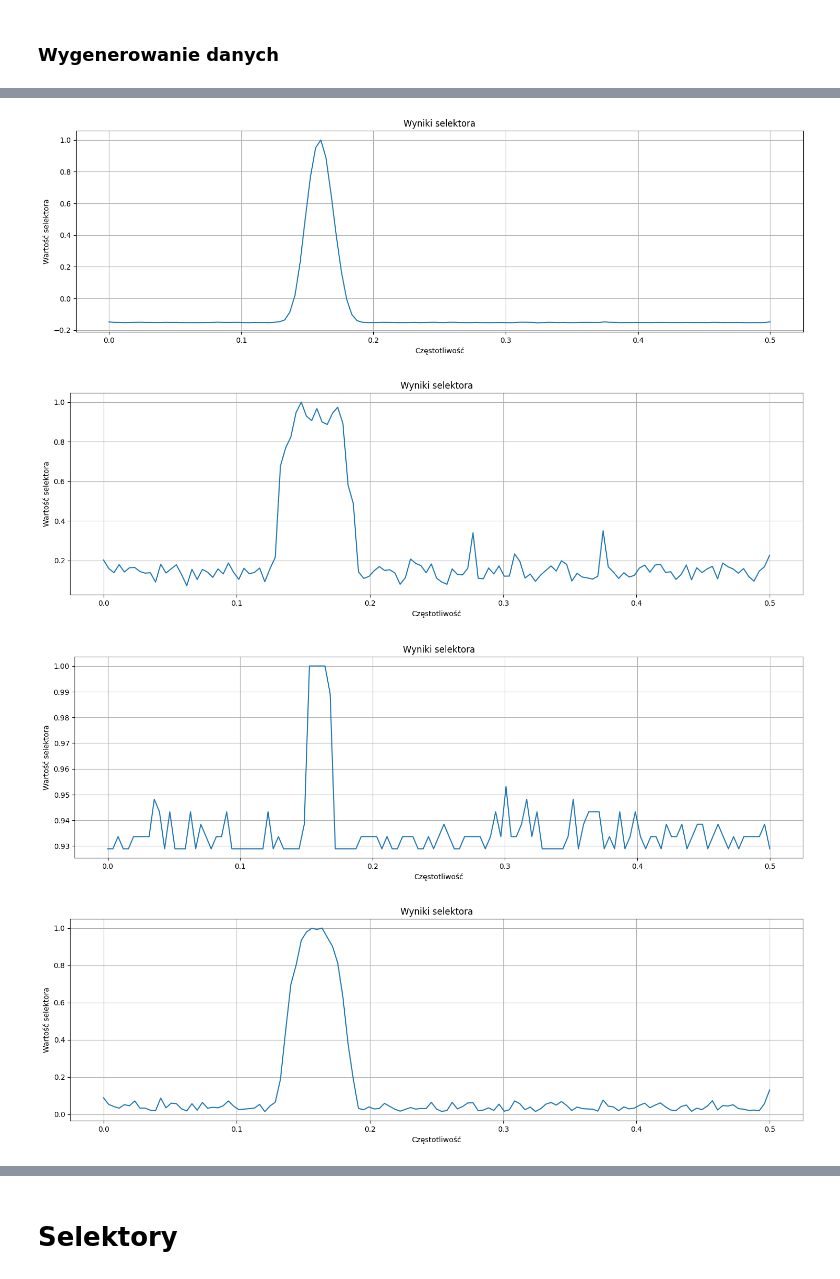
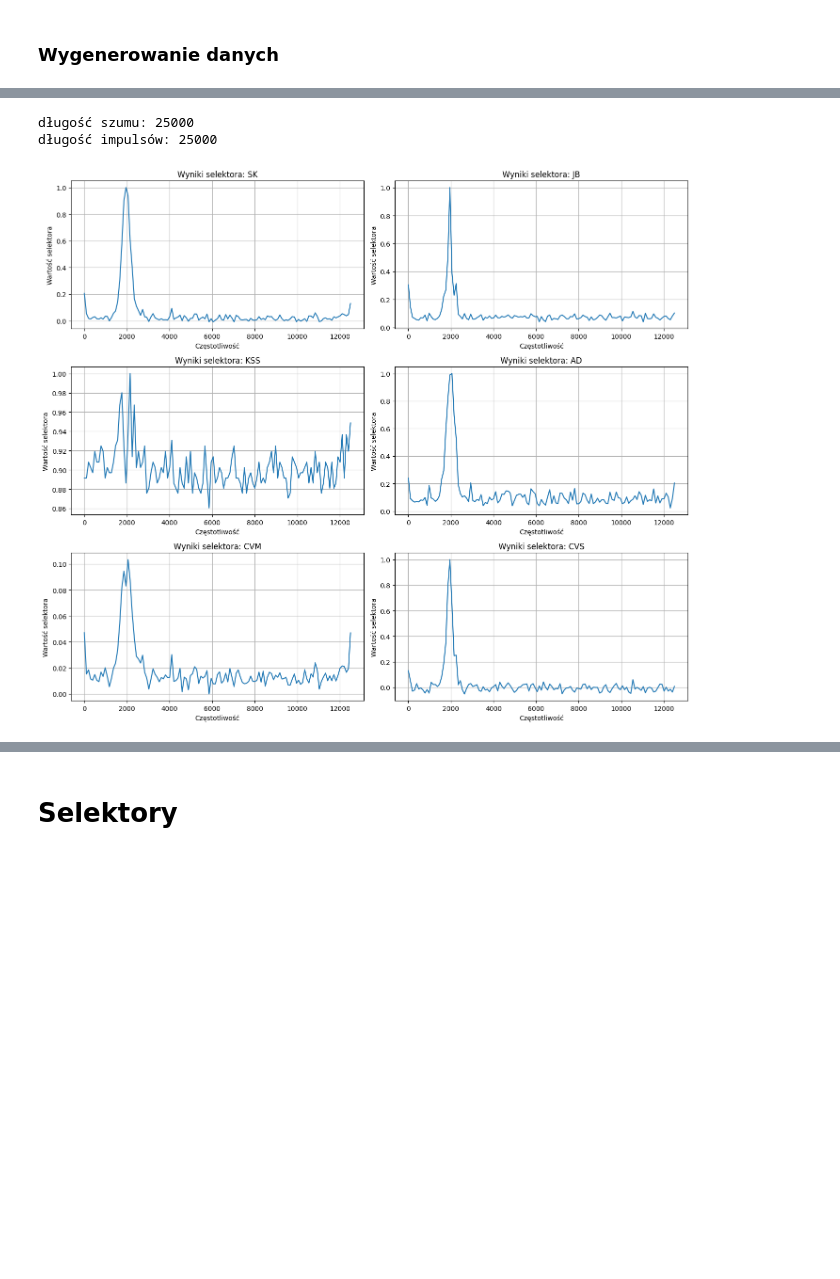
Before and after one commit to MD275996/System-to-identify-anomalies-in-vibration-signals-for-local-damage-detection-in-machines, a Jupyter notebook: main.ipynb, the cells around one changed output, grey strips where cells are left out. Saved outputs shown, nothing was run; the diff lists cells and outputs as text; code cells hidden in the pictures; blank space fills up the shorter version.

```diff
--- a/main.ipynb
+++ b/main.ipynb
@@ -250,16 +278,15 @@ np.float64(0.9860601675856789)
 # %%
 B=10
 fs=25000
 varsize=25000
 fmod=30
-f_center=4000
+f_center=2000
 bandwidth=500
 shift=0
-sigma=0.2
+sigma=1
 signal = impuls_simulator.gen_signal(B,fs,varsize,fmod,f_center,bandwidth,shift,sigma)
 draw_all_selectors(signal)
 # %% [output]
+długość szumu: 25000
+długość impulsów: 25000
-[figure, old version]
+[figure, new version]
-[figure, removed]
-[figure, removed]
-[figure, removed]
```
Also changed, not shown: parts of 16 cells of this notebook.
